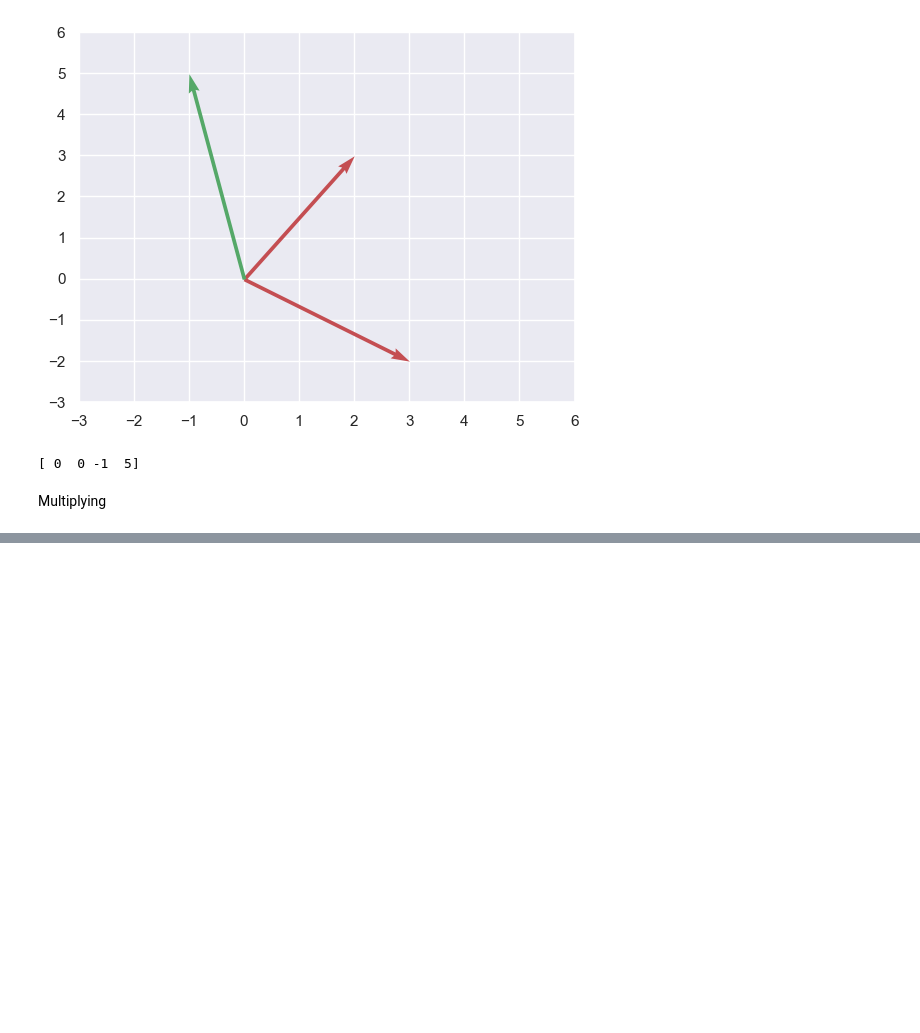
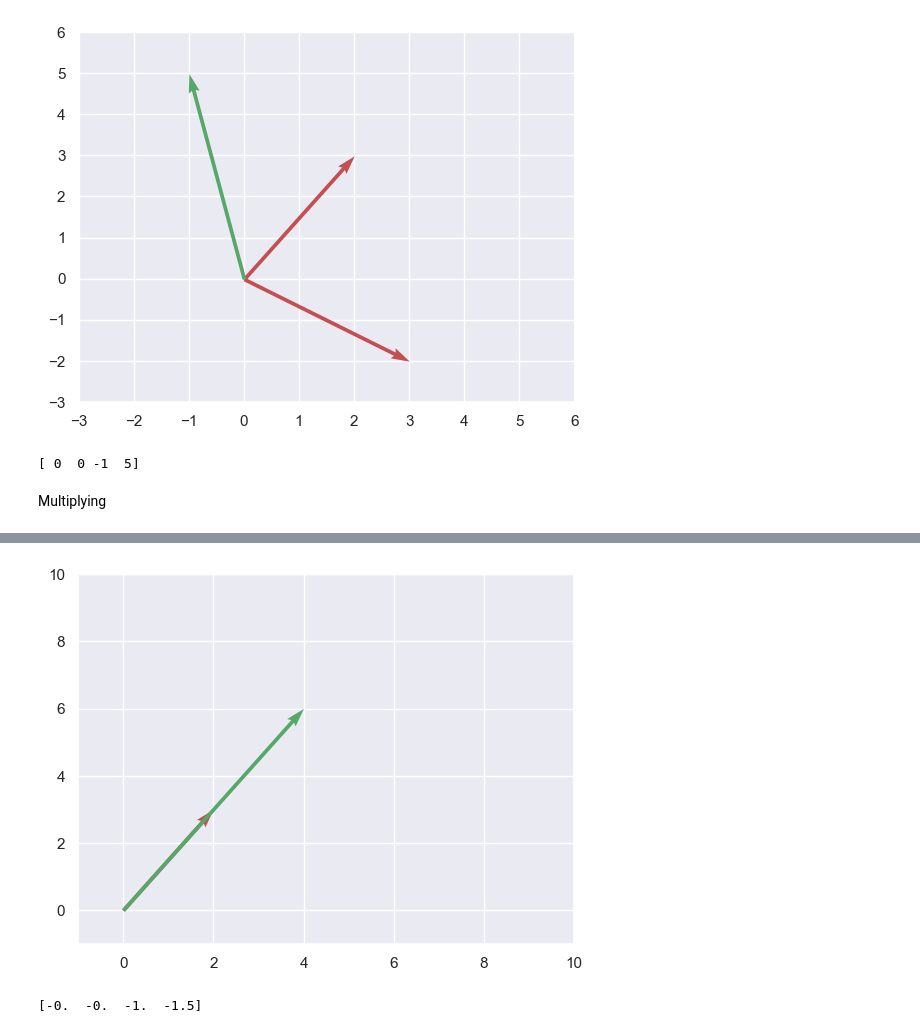
Before and after one commit to prathamtomar99/Basic-Mathematics, a Jupyter notebook: vector.ipynb, the cells around one changed output, grey strips where cells are left out. Cells and saved outputs as stored; diff of their text form; code cells hidden in the pictures; blank space fills up the shorter version.

```diff
--- a/vector.ipynb
+++ b/vector.ipynb
@@ -63,0 +64,14 @@ NameError: name 'np' is not defined
+# %%
+plt.quiver(0,0,2,3, angles='xy',scale_units='xy',scale=1,color='r')
+plt.quiver(0,0,4,6,angles='xy',scale_units='xy',scale=1,color='g')
+plt.xlim(-1,10)
+plt.ylim(-1,10)
+plt.show()
+# %% [output]
+[figure, added]
+# %%
+v1=np.asarray([0,0,2,3])
+res=-0.5*v1
+print(res)
+# %% [output]
+[-0.  -0.  -1.  -1.5]
```
Also changed, not shown: parts of 2 cells of this notebook, 2 other files.
